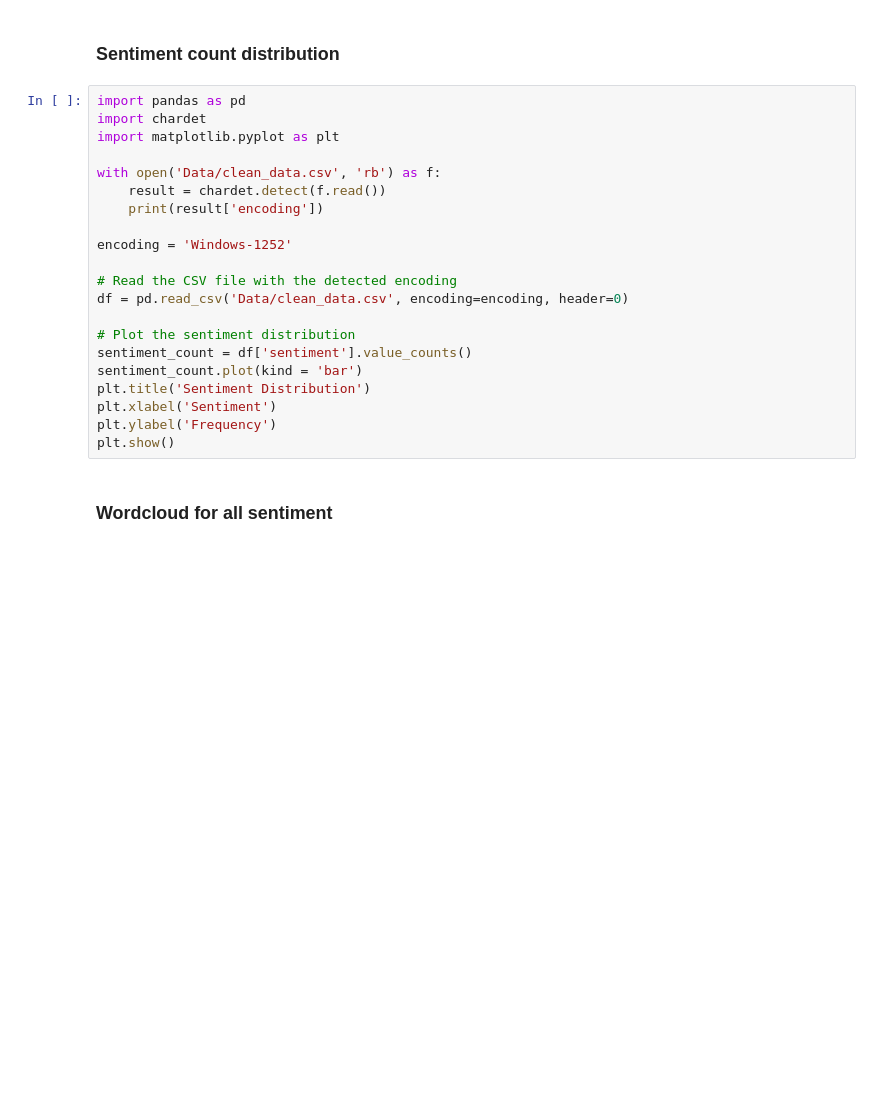
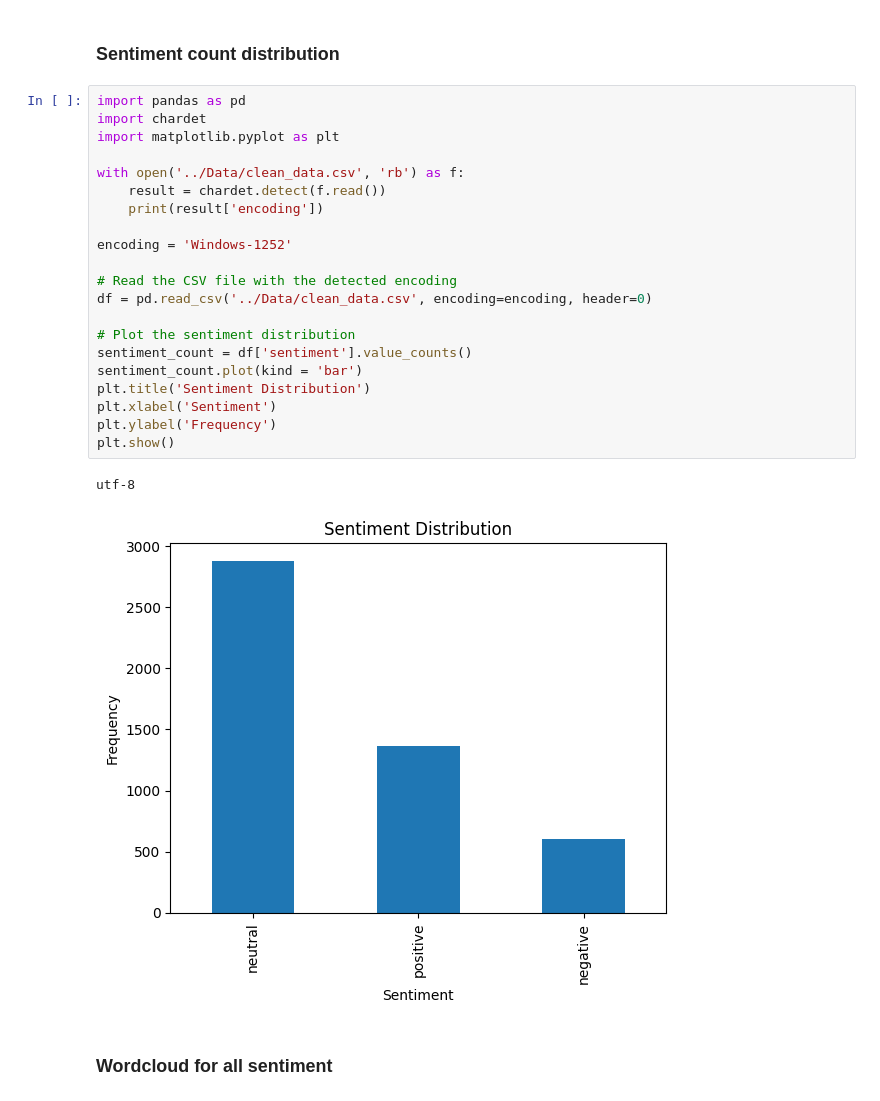
Before and after one commit to robinm98/Financial_Sentiment_Analysis, a Jupyter notebook: Code/EDA.ipynb, the cells around one changed output. Saved outputs shown, nothing was run; the diff lists cells and outputs as text; blank space fills up the shorter version.

```diff
--- a/Code/EDA.ipynb
+++ b/Code/EDA.ipynb
@@ -53,24 +75,27 @@ raw_df.to_csv('Data/clean_data.csv', index=False)
 # %%
 import pandas as pd
 import chardet
 import matplotlib.pyplot as plt
 
-with open('Data/clean_data.csv', 'rb') as f:
+with open('../Data/clean_data.csv', 'rb') as f:
     result = chardet.detect(f.read())
     print(result['encoding'])
 
 encoding = 'Windows-1252'
 
 # Read the CSV file with the detected encoding
-df = pd.read_csv('Data/clean_data.csv', encoding=encoding, header=0)
+df = pd.read_csv('../Data/clean_data.csv', encoding=encoding, header=0)
 
 # Plot the sentiment distribution
 sentiment_count = df['sentiment'].value_counts()
 sentiment_count.plot(kind = 'bar')
 plt.title('Sentiment Distribution')
 plt.xlabel('Sentiment')
 plt.ylabel('Frequency')
 plt.show()
+# %% [output]
+utf-8
+[figure, added]
 # %% [markdown]
 ### Wordcloud for all sentiment
 # %%
```
Also changed, not shown: parts of 6 cells of this notebook, 26 other files.
